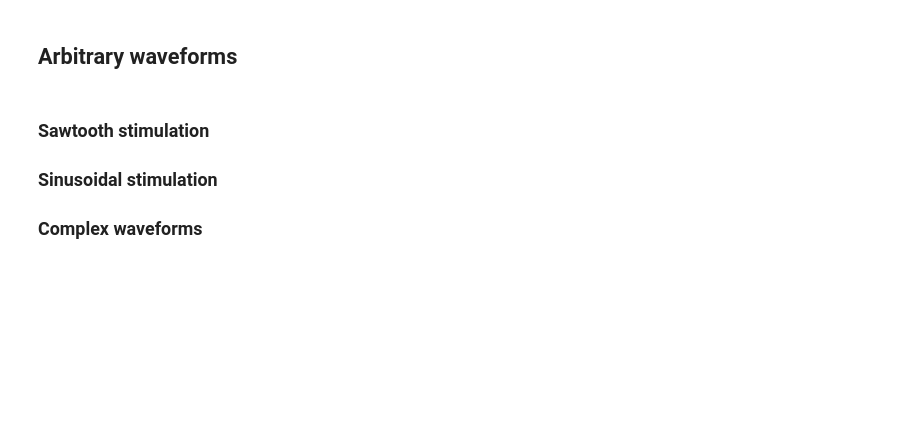
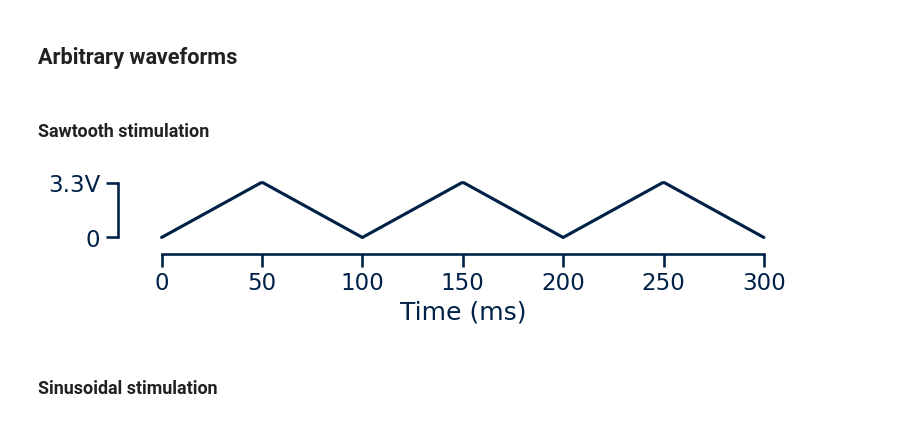
Before and after one commit to conorkeogh/wavewriter, a Jupyter notebook: nbs/04_examples.ipynb, the cells around one changed output. Saved outputs shown, nothing was run; the diff lists cells and outputs as text; code cells hidden in the pictures; blank space fills up the shorter version.

```diff
--- a/nbs/04_examples.ipynb
+++ b/nbs/04_examples.ipynb
@@ -37,8 +240,61 @@ device = WaveWriter()
 # %% [markdown]
 ## Arbitrary waveforms
+# %%
+v = np.concatenate((np.linspace(0, 4000, 50), np.linspace(4000, 0, 50))).astype(int)
+t = np.linspace(0, 100000, 100).astype(int)
+
+device.send_waveform(v, t)
+
+device.start()
+time.sleep(10)
+device.stop()
+# %%
+#|echo:false
+v_ = np.array([0])
+t_ = np.array([0])
+
+for _ in range(3):
+    v_ = np.concatenate((v_, v))
+    t_ = np.concatenate((t_, t+t_[-1]))
+
+t_ = t_/1000
 # %% [markdown]
 ### Sawtooth stimulation
-
-### Sinusoidal stimulation
-
-### Complex waveforms
+# %%
+#|echo:false
+#|classes: light-mode
+
+bg_colour = '#fff'
+line_colour = '#002147'
+
+fig, ax = plt.subplots(figsize=(8,2))
+
+ax.plot(t_, v_, color=line_colour)
+
+ax.set(
+    yticks = (0, np.max(v)),
+    yticklabels = ['0', '3.3V'],
+    #xlim = (0, 0.5),
+    xlabel = 'Time (ms)'
+)
+
+sns.despine(ax=ax, offset=10, trim=True)
+
+ax.xaxis.label.set_color(line_colour)
+ax.yaxis.label.set_color(line_colour)
+
+ax.tick_params(axis='x', colors=line_colour)
+ax.tick_params(axis='y', colors=line_colour)
+
+ax.spines['left'].set_color(line_colour)
+ax.spines['bottom'].set_color(line_colour)
+
+ax.set_facecolor(bg_colour)
+fig.patch.set_facecolor(bg_colour)
+
+fig.tight_layout()
+fig.savefig('triangle.png')
+# %% [output]
+[figure, added]
+# %% [markdown]
+### Sinusoidal stimulation
```
Also changed, not shown: parts of 21 cells of this notebook.
